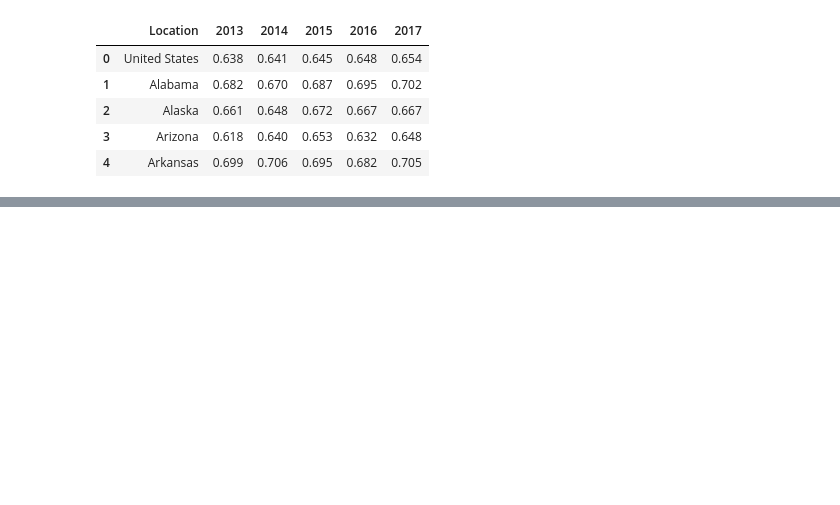
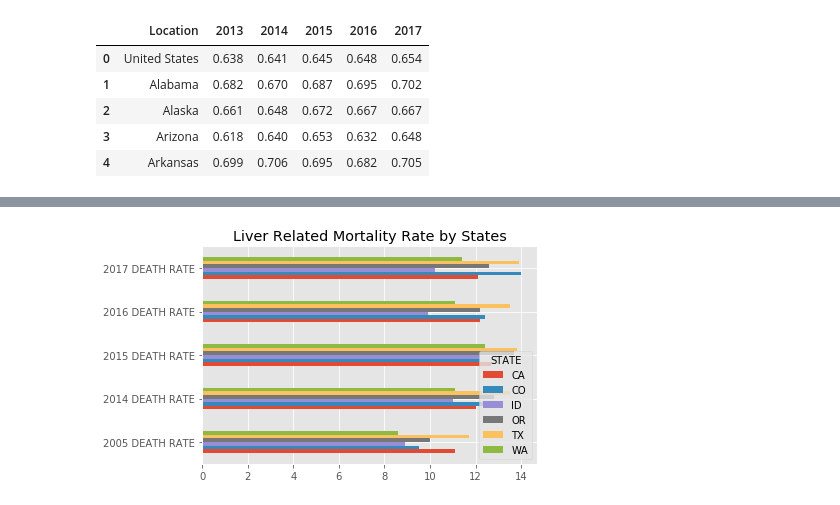
Before and after one commit to epayne323/ProjectOneRepo, a Jupyter notebook: Notebooks/Working_Analysis_Plots_RM.ipynb, the cells around one changed output, grey strips where cells are left out. Cells and saved outputs as stored; diff of their text form; code cells hidden in the pictures; blank space fills up the shorter version.

```diff
--- a/Notebooks/Working_Analysis_Plots_RM.ipynb
+++ b/Notebooks/Working_Analysis_Plots_RM.ipynb
@@ -41,0 +74,13 @@ alc_use_df.head()
+# %%
+liver_yearrate_df = liver_df.drop(['AVERAGE DEATH RATE',
+'TOTAL DEATHS',
+'2005 DEATH COUNT',
+'2014 DEATH COUNT',
+'2015 DEATH COUNT',
+'2016 DEATH COUNT',
+'2017 DEATH COUNT',
+'14 - 17 DEATH RATE CHANGE',
+'14 - 17 DEATH RATE % CHANGE',
+'14 - 17 DEATHS % CHANGE'], axis=1)
+liver_yearrate_df = liver_yearrate_df.loc[liver_yearrate_df['STATE'].isin(["CA", "CO", "ID","OR","TX","WA"])]
+liver_yearrate_df.head()
@@ -41,0 +94,4 @@ alc_use_df.head()
+# %%
+liver_rate = liver_yearrate_df.set_index("STATE")
+liver_rate = liver_rate.transpose()
+liver_rate
@@ -41,0 +105,5 @@ alc_use_df.head()
+# %%
+liver_rate.plot.barh(title="Liver Related Mortality Rate by States")
+plt.show()
+# %% [output]
+[figure, added]
```
Also changed, not shown: parts of 8 cells of this notebook, 2 other files.
